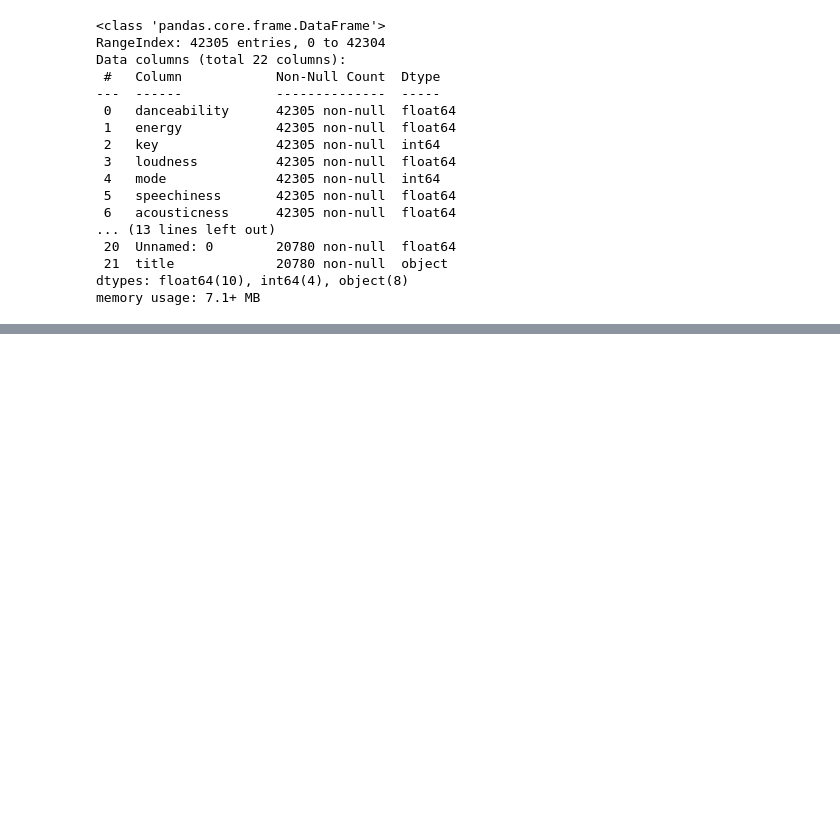
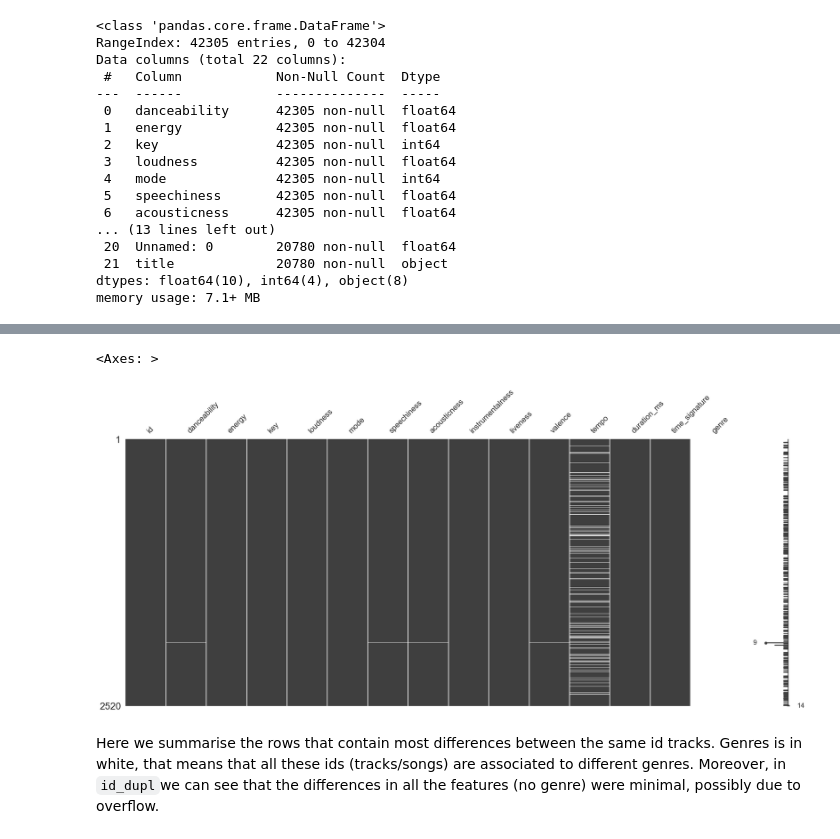
Before and after one commit to miriam-mendez/ML-Spotify, a Jupyter notebook: spotify.ipynb, the cells around one changed output, grey strips where cells are left out. Cells and saved outputs as stored; diff of their text form; code cells hidden in the pictures; blank space fills up the shorter version.

```diff
--- a/spotify.ipynb
+++ b/spotify.ipynb
@@ -153,0 +154,2 @@ plt.tight_layout()
+# %%
+data = data.drop_duplicates()
@@ -153,0 +158,3 @@ plt.tight_layout()
+# %%
+id_dupl = data[data['id'].duplicated(keep=False) == True].sort_values("id")
+id_dupl
@@ -153,0 +177,3 @@ plt.tight_layout()
+# %%
+ids_dupl = id_dupl.groupby('id', as_index=False).agg(lambda x: x.iloc[0] if x.nunique()==1 else np.nan)
+ids_dupl
@@ -153,0 +216,7 @@ plt.tight_layout()
+# %%
+msno.matrix(ids_dupl)
+# %% [output]
+<Axes: >
+[figure, added]
+# %% [markdown]
+Here we summarise the rows that contain most differences between the same id tracks. Genres is in white, that means that all these ids (tracks/songs) are associated to different genres. Moreover, in `id_dupl`we can see that the differences in all the features (no genre) were minimal, possibly due to overflow.
```
Also changed, not shown: parts of 71 cells of this notebook, 7 other files.
